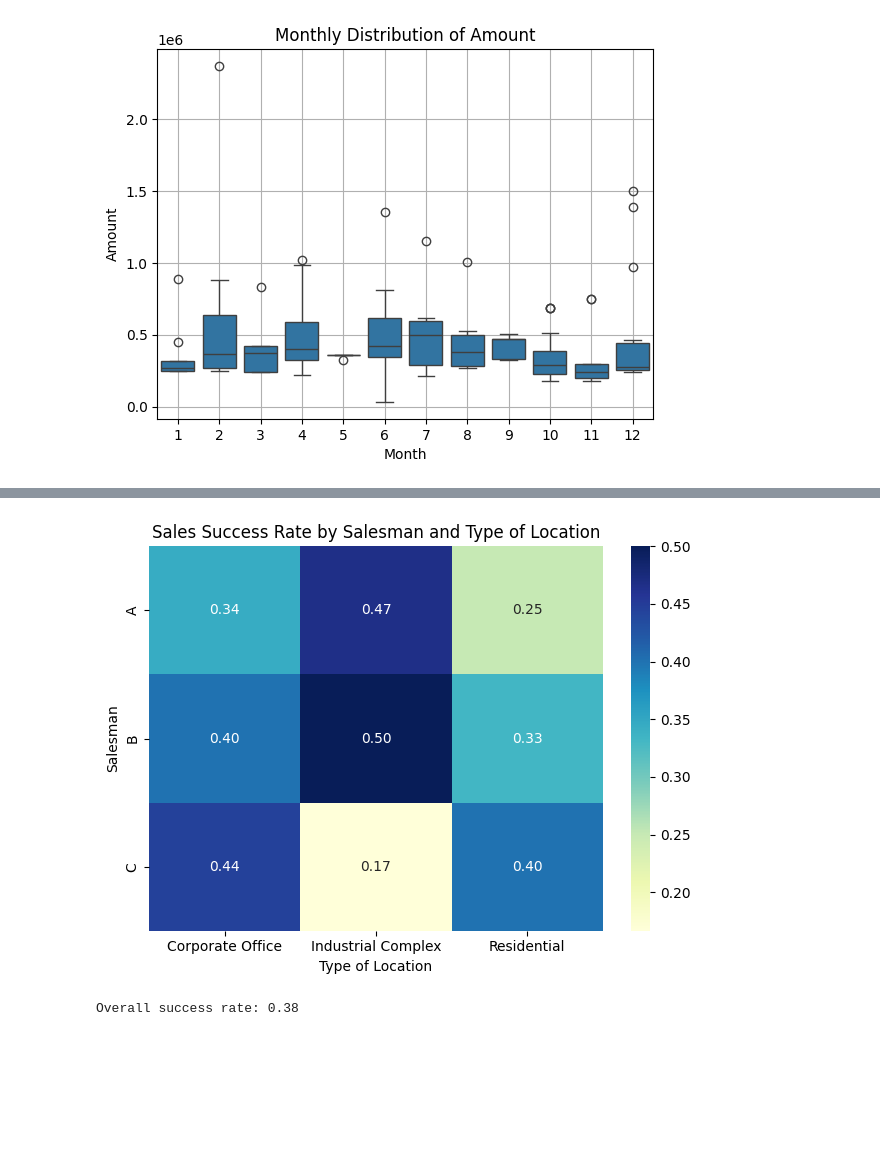
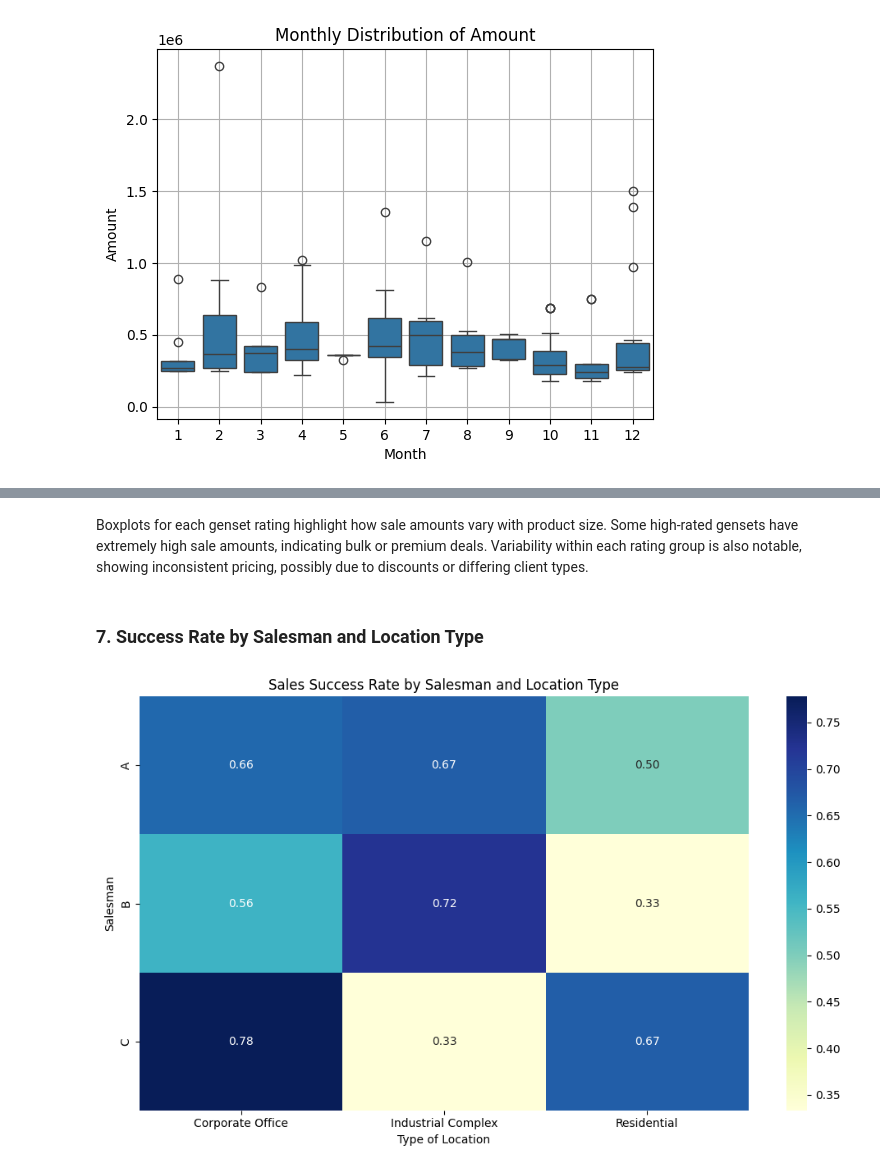
Before and after one commit to a-for-ball/sales-data-analysis, a Jupyter notebook: sales_data_pred.ipynb, the cells around one changed output, grey strips where cells are left out. Saved outputs shown, nothing was run; the diff lists cells and outputs as text; code cells hidden in the pictures; blank space fills up the shorter version.

```diff
--- a/sales_data_pred.ipynb
+++ b/sales_data_pred.ipynb
@@ -49,0 +51,29 @@ month = df['Date'].dt.month
+# %%
+#Parse date and extract time-related features
+df['Date'] = pd.to_datetime(df['Date'], format='%d-%m-%Y')
+df['Month'] = df['Date'].dt.month
+df['Year'] = df['Date'].dt.year
+
+#Extract numeric kVA rating from 'Rating' column
+df['Rating_kVA'] = df['Rating'].str.extract(r'(\d+\.?\d*)').astype(float)
+
+#Create feature for amount per kVA
+df['Amount_per_kVA'] = df['Amount'] / df['Rating_kVA']
+
+#Identify dealer clients
+df['Is_Dealer'] = (df['Type of Client'] == 'Dealer').astype(int)
+
+#Flag end-of-quarter sales
+df['Is_Quarter_End'] = df['Month'].isin([3, 6, 9, 12]).astype(int)
+
+#Compute location-based sales performance
+location_avg = df.groupby('Location')['Amount'].transform('mean')
+df['Location_Amount_Ratio'] = df['Amount'] / location_avg
+
+#Add average sale amount for each Rating
+rating_avg = df.groupby('Rating')['Amount'].mean()
+df['Rating_Avg_Amount'] = df['Rating'].map(rating_avg)
+
+#Mark sales as successful if amount >= 90% of median for that rating
+rating_median = df.groupby('Rating')['Amount'].transform('median')
+df['Success'] = (df['Amount'] >= 1 * rating_median).astype(int)
@@ -116,21 +270,25 @@ SyntaxError: invalid syntax. Perhaps you forgot a comma? (4247446156.py, line 13
+# %% [markdown]
+Boxplots for each genset rating highlight how sale amounts vary with product size. Some high-rated gensets have extremely high sale amounts, indicating bulk or premium deals. Variability within each rating group is also notable, showing inconsistent pricing, possibly due to discounts or differing client types.
+# %% [markdown]
+### 7. Success Rate by Salesman and Location Type
 # %%
+#Compute success rate per Salesman and Location Type
 grouped_success = df.groupby(['Salesman', 'Type of Location'])['Success'].agg(['count', 'sum'])
 grouped_success['Success Rate'] = grouped_success['sum'] / grouped_success['count']
 grouped_success = grouped_success.reset_index()
-pivot_table = grouped_success.pivot(index='Salesman', columns='Type of Location', values='Success Rate')
 
-#plt.figure()
-sns.heatmap(pivot_table, annot=True, cmap='YlGnBu', fmt=".2f")
-plt.title('Sales Success Rate by Salesman and Type of Location')
+pivot_table = grouped_success.pivot(
+    index='Salesman',
+    columns='Type of Location',
+    values='Success Rate'
+)
+
+plt.figure(figsize=(10, 6))
+sns.heatmap(pivot_table, annot=True, cmap='YlGnBu', fmt='.2f')
+plt.title('Sales Success Rate by Salesman and Location Type')
+plt.xlabel('Type of Location')
 plt.ylabel('Salesman')
-plt.xlabel('Type of Location')
 plt.tight_layout()
 plt.show()
 # %% [output]
-[figure, old version]
+[figure, new version]
-# %%
-grouped_success.sort_values('Success Rate', ascending=False)
-overall_success_rate = df['Success'].mean()
-print(f"Overall success rate: {overall_success_rate:.2f}")
-# %% [output]
-Overall success rate: 0.38
```
Also changed, not shown: parts of 35 cells of this notebook.
